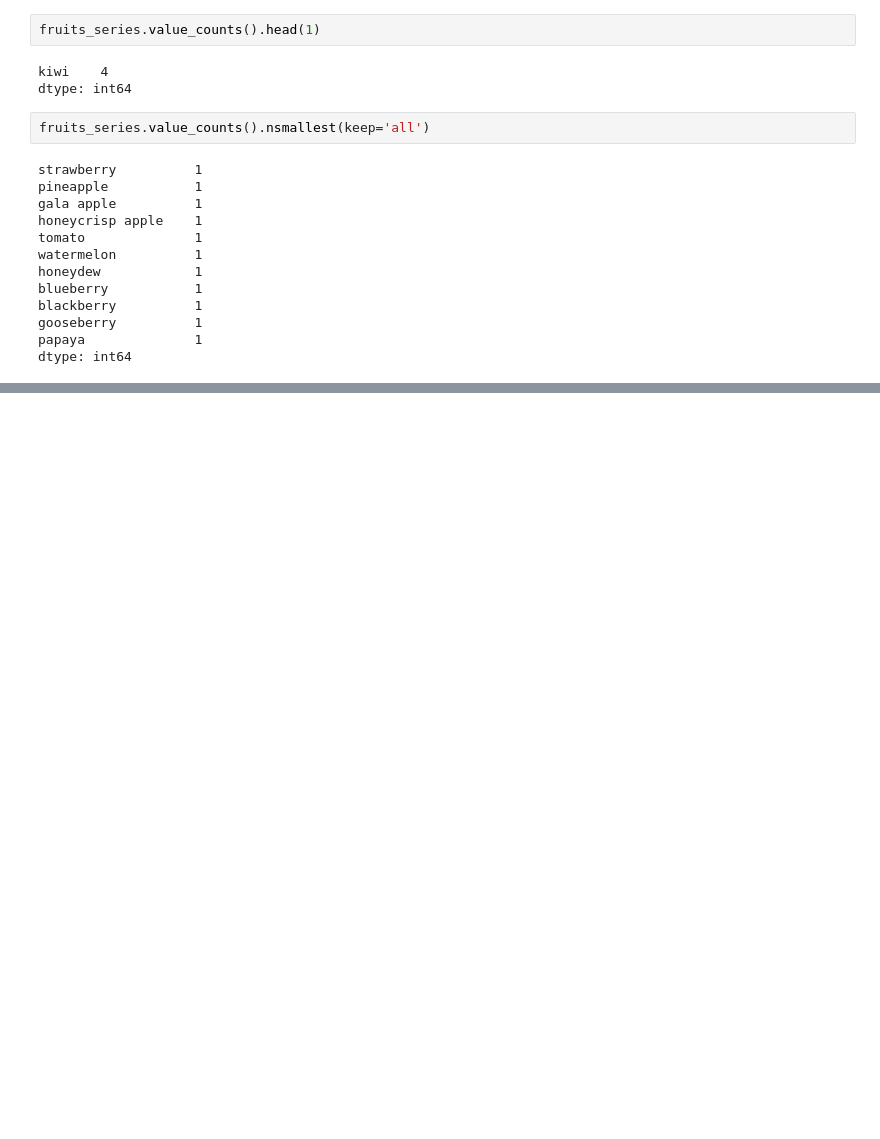
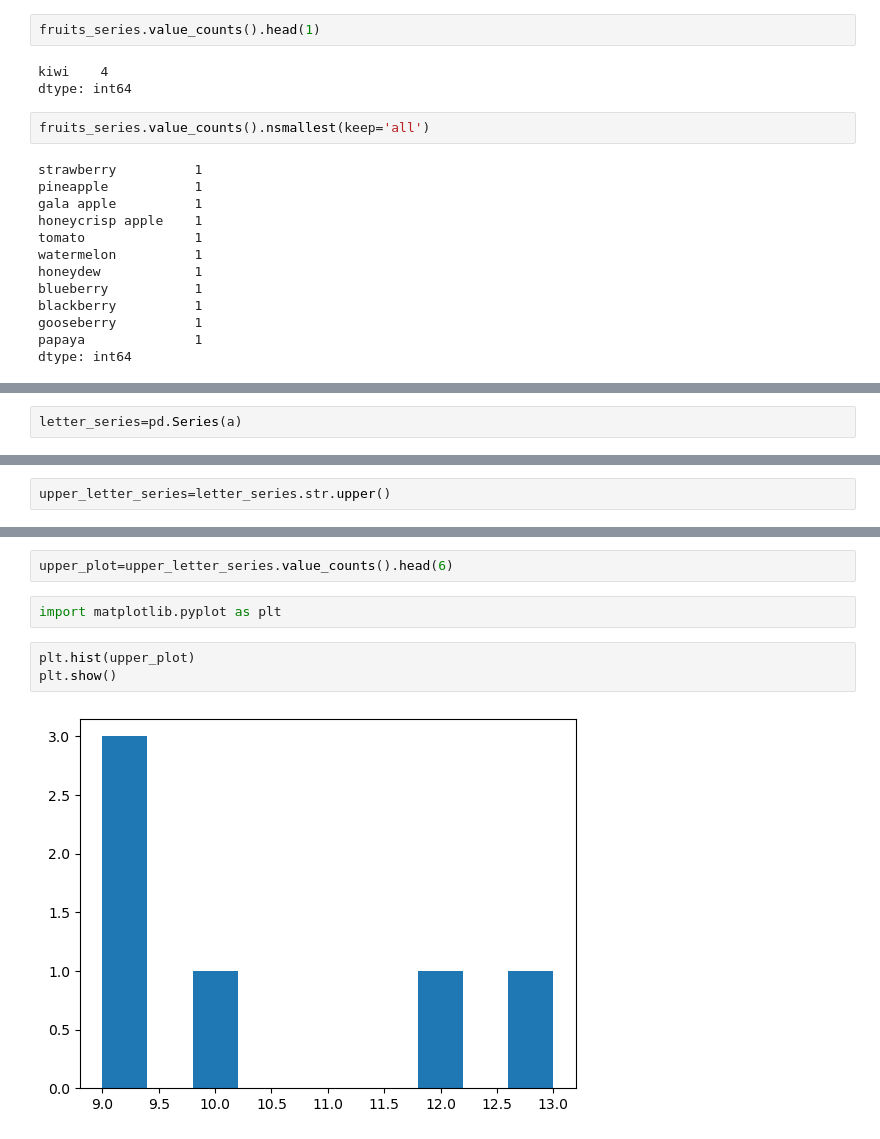
Before and after one commit to Chellyann-moreno/numpy-pandas-visualization-exercises, a Jupyter notebook: pandas_series.ipynb, the cells around one changed output, grey strips where cells are left out. Saved outputs shown, nothing was run; the diff lists cells and outputs as text; blank space fills up the shorter version.

```diff
--- a/pandas_series.ipynb
+++ b/pandas_series.ipynb
@@ -226,0 +439,2 @@ dtype: int64
+# %%
+letter_series=pd.Series(a)
@@ -226,0 +511,2 @@ dtype: int64
+# %%
+upper_letter_series=letter_series.str.upper()
@@ -226,0 +529,9 @@ dtype: int64
+# %%
+upper_plot=upper_letter_series.value_counts().head(6)
+# %%
+import matplotlib.pyplot as plt
+# %%
+plt.hist(upper_plot)
+plt.show()
+# %% [output]
+[figure, added]
```
Also changed, not shown: parts of 55 cells of this notebook, 1 other file.
